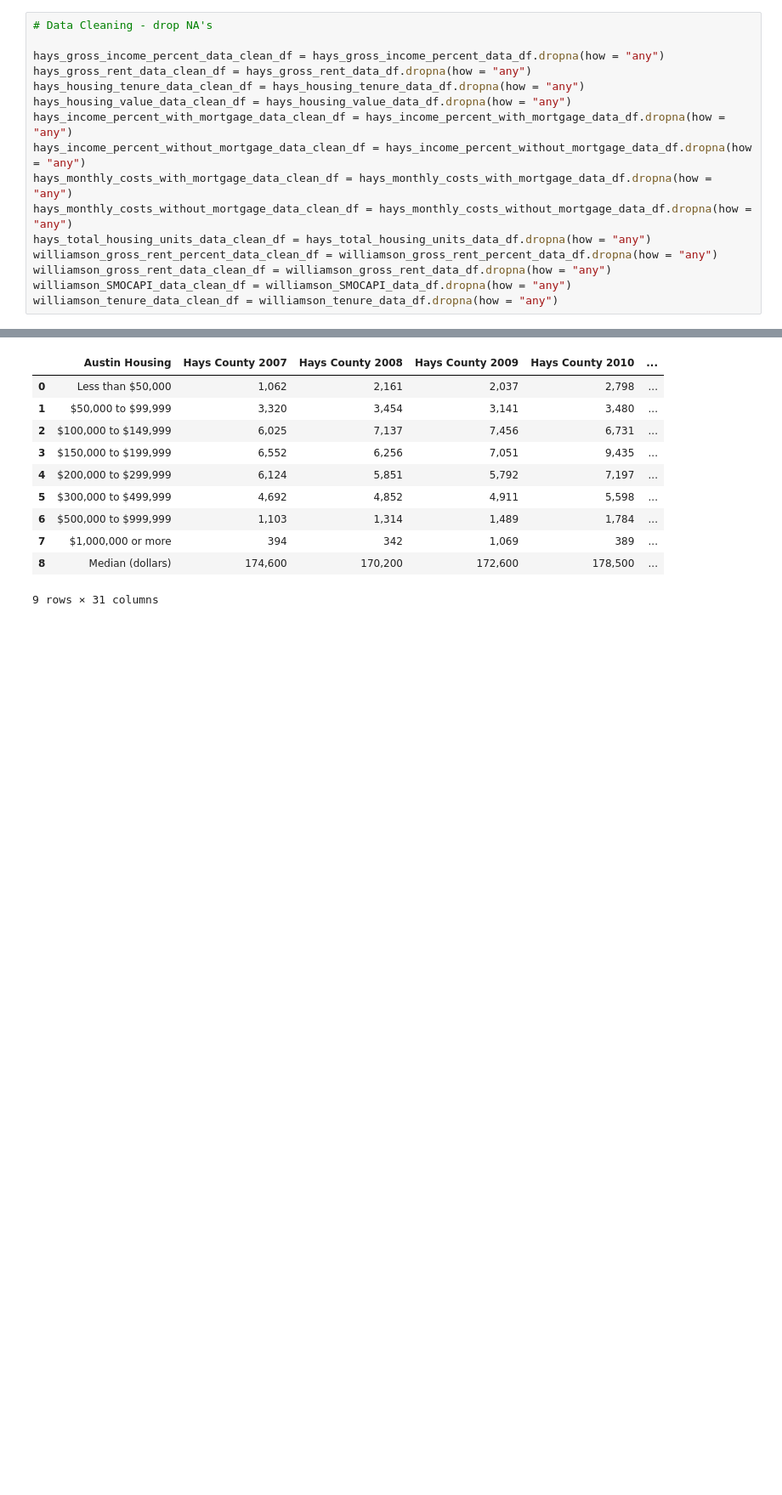
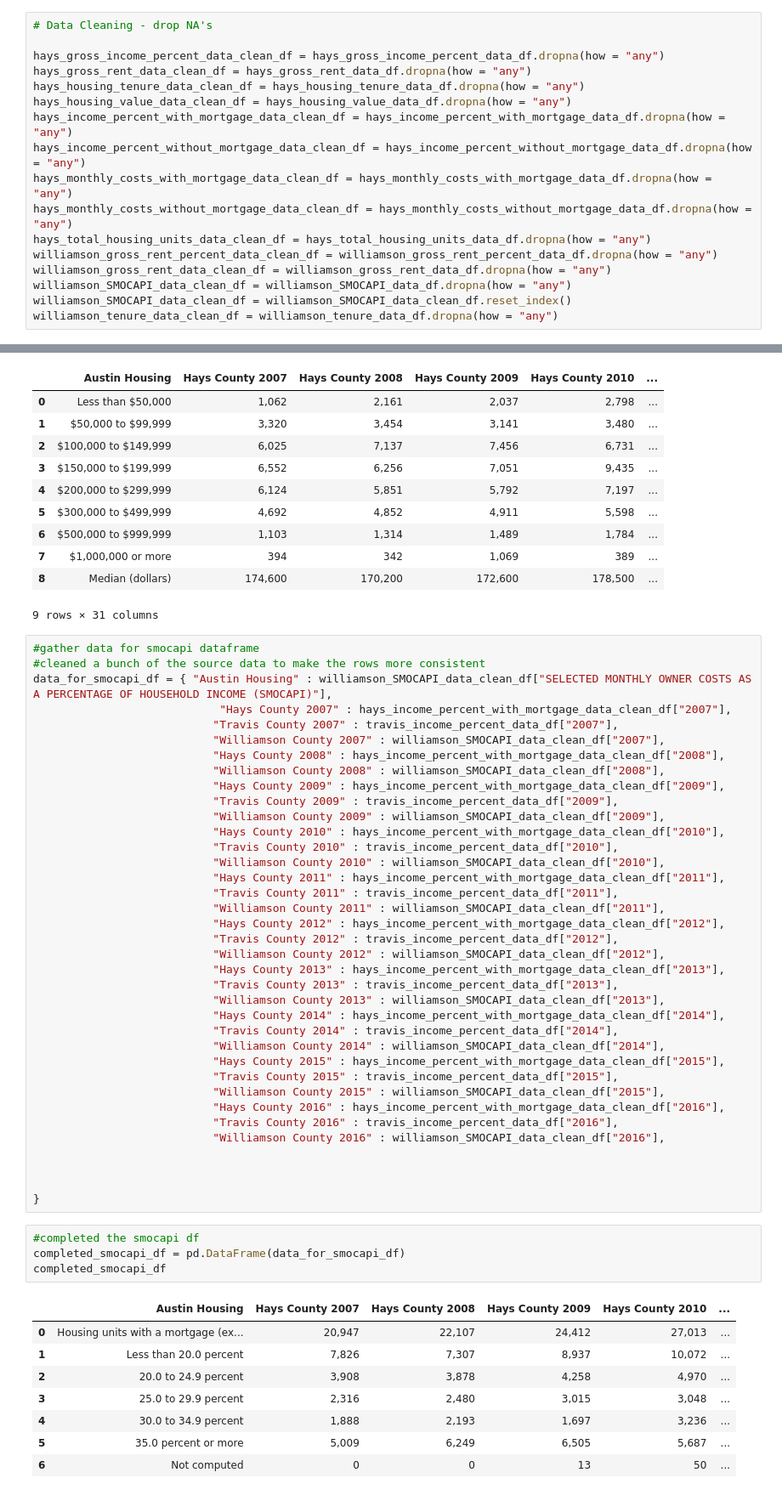
Before and after one commit to Umu2509/test_branching, a Jupyter notebook: test_plots_with_completed_df.ipynb, the cells around one changed output, grey strips where cells are left out. Shown: that part at 85% size. Cells and saved outputs as stored; diff of their text form; blank space fills up the shorter version.

Commit message:
Finished a bunch of Dataframes, don't know what else we need

```diff
--- a/test_plots_with_completed_df.ipynb
+++ b/test_plots_with_completed_df.ipynb
@@ -130,6 +130,7 @@ hays_total_housing_units_data_clean_df = hays_total_housing_units_data_df.dropna
 williamson_gross_rent_percent_data_clean_df = williamson_gross_rent_percent_data_df.dropna(how = "any")
 williamson_gross_rent_data_clean_df = williamson_gross_rent_data_df.dropna(how = "any")
 williamson_SMOCAPI_data_clean_df = williamson_SMOCAPI_data_df.dropna(how = "any")
+williamson_SMOCAPI_data_clean_df = williamson_SMOCAPI_data_clean_df.reset_index()
 williamson_tenure_data_clean_df = williamson_tenure_data_df.dropna(how = "any")
 # %%
 # Merge Population
@@ -583,3 +584,53 @@ completed_housing_value_df
 | 7 | $1,000,000 or more | 394 | 342 | 1,069 | 389 | ... |
 | 8 | Median (dollars) | 174,600 | 170,200 | 172,600 | 178,500 | ... |
 9 rows × 31 columns
+# %%
+#gather data for smocapi dataframe
+#cleaned a bunch of the source data to make the rows more consistent
+data_for_smocapi_df = { "Austin Housing" : williamson_SMOCAPI_data_clean_df["SELECTED MONTHLY OWNER COSTS AS A PERCENTAGE OF HOUSEHOLD INCOME (SMOCAPI)"],
+                            "Hays County 2007" : hays_income_percent_with_mortgage_data_clean_df["2007"],
+                           "Travis County 2007" : travis_income_percent_data_df["2007"],
+                           "Williamson County 2007" : williamson_SMOCAPI_data_clean_df["2007"],
+                           "Hays County 2008" : hays_income_percent_with_mortgage_data_clean_df["2008"],
+                           "Williamson County 2008" : williamson_SMOCAPI_data_clean_df["2008"],
+                           "Hays County 2009" : hays_income_percent_with_mortgage_data_clean_df["2009"],
+                           "Travis County 2009" : travis_income_percent_data_df["2009"],
+                           "Williamson County 2009" : williamson_SMOCAPI_data_clean_df["2009"],
+                           "Hays County 2010" : hays_income_percent_with_mortgage_data_clean_df["2010"],
+                           "Travis County 2010" : travis_income_percent_data_df["2010"],
+                           "Williamson County 2010" : williamson_SMOCAPI_data_clean_df["2010"],
+                           "Hays County 2011" : hays_income_percent_with_mortgage_data_clean_df["2011"],
+                           "Travis County 2011" : travis_income_percent_data_df["2011"],
+                           "Williamson County 2011" : williamson_SMOCAPI_data_clean_df["2011"],
+                           "Hays County 2012" : hays_income_percent_with_mortgage_data_clean_df["2012"],
+                           "Travis County 2012" : travis_income_percent_data_df["2012"],
+                           "Williamson County 2012" : williamson_SMOCAPI_data_clean_df["2012"],
+                           "Hays County 2013" : hays_income_percent_with_mortgage_data_clean_df["2013"],
+                           "Travis County 2013" : travis_income_percent_data_df["2013"],
+                           "Williamson County 2013" : williamson_SMOCAPI_data_clean_df["2013"],
+                           "Hays County 2014" : hays_income_percent_with_mortgage_data_clean_df["2014"],
+                           "Travis County 2014" : travis_income_percent_data_df["2014"],
+                           "Williamson County 2014" : williamson_SMOCAPI_data_clean_df["2014"],
+                           "Hays County 2015" : hays_income_percent_with_mortgage_data_clean_df["2015"],
+                           "Travis County 2015" : travis_income_percent_data_df["2015"],
+                           "Williamson County 2015" : williamson_SMOCAPI_data_clean_df["2015"],
+                           "Hays County 2016" : hays_income_percent_with_mortgage_data_clean_df["2016"],
+                           "Travis County 2016" : travis_income_percent_data_df["2016"],
+                           "Williamson County 2016" : williamson_SMOCAPI_data_clean_df["2016"],
+
+
+
+}
+# %%
+#completed the smocapi df
+completed_smocapi_df = pd.DataFrame(data_for_smocapi_df)
+completed_smocapi_df
+# %% [output]
+|  | Austin Housing | Hays County 2007 | Hays County 2008 | Hays County 2009 | Hays County 2010 | ... |
+| 0 | Housing units with a mortgage (ex... | 20,947 | 22,107 | 24,412 | 27,013 | ... |
+| 1 | Less than 20.0 percent | 7,826 | 7,307 | 8,937 | 10,072 | ... |
+| 2 | 20.0 to 24.9 percent | 3,908 | 3,878 | 4,258 | 4,970 | ... |
+| 3 | 25.0 to 29.9 percent | 2,316 | 2,480 | 3,015 | 3,048 | ... |
+| 4 | 30.0 to 34.9 percent | 1,888 | 2,193 | 1,697 | 3,236 | ... |
+| 5 | 35.0 percent or more | 5,009 | 6,249 | 6,505 | 5,687 | ... |
+| 6 | Not computed | 0 | 0 | 13 | 50 | ... |
```
Also changed, not shown: parts of 1 cell of this notebook.
